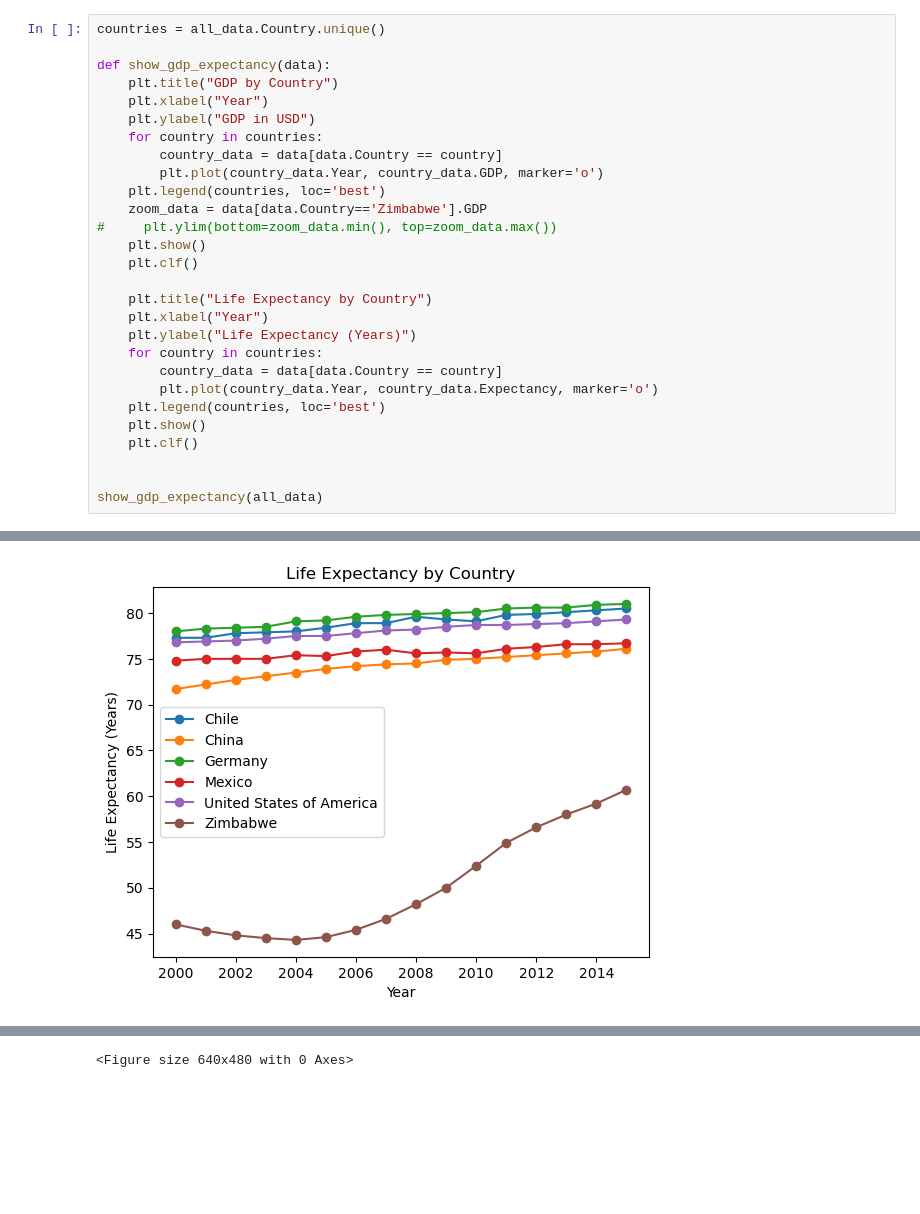
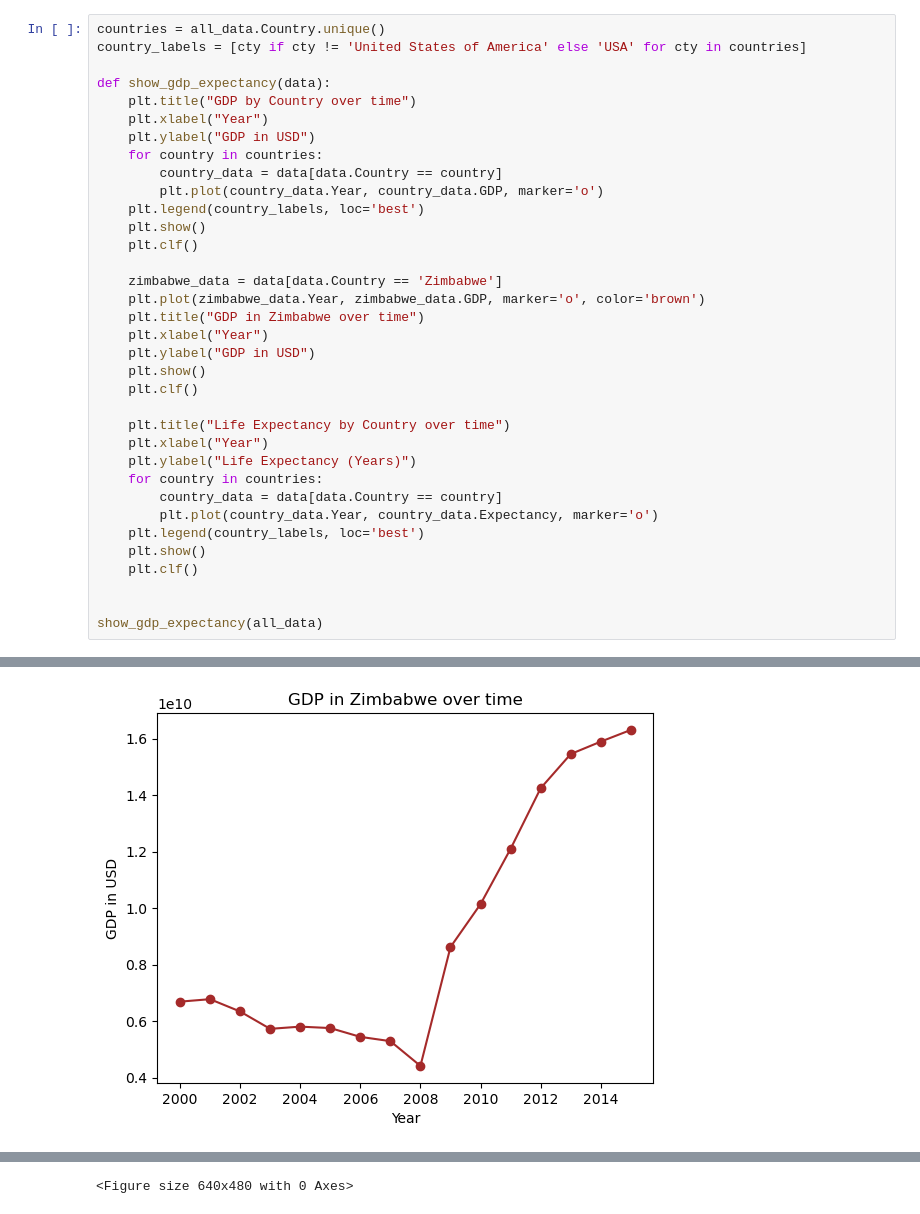
Before and after one commit to mustafasiddiqui/life-expectancy-gdp, a Jupyter notebook: life_expectancy_gdp.ipynb, the cells around one changed output, grey strips where cells are left out. Saved outputs shown, nothing was run; the diff lists cells and outputs as text; blank space fills up the shorter version.

Commit message:
Add analysis for Life Expectancy vs. GDP

```diff
--- a/life_expectancy_gdp.ipynb
+++ b/life_expectancy_gdp.ipynb
@@ -40,27 +41,34 @@ Index: []
 | 4 | Chile | 2004 | 78.0 | 9.921039e+10 |
 # %%
 countries = all_data.Country.unique()
+country_labels = [cty if cty != 'United States of America' else 'USA' for cty in countries]
 
 def show_gdp_expectancy(data):
-    plt.title("GDP by Country")
+    plt.title("GDP by Country over time")
     plt.xlabel("Year")
     plt.ylabel("GDP in USD")
     for country in countries:
         country_data = data[data.Country == country]
         plt.plot(country_data.Year, country_data.GDP, marker='o')
-    plt.legend(countries, loc='best')
-    zoom_data = data[data.Country=='Zimbabwe'].GDP
-#     plt.ylim(bottom=zoom_data.min(), top=zoom_data.max())
+    plt.legend(country_labels, loc='best')
     plt.show()
     plt.clf()
 
-    plt.title("Life Expectancy by Country")
+    zimbabwe_data = data[data.Country == 'Zimbabwe']
+    plt.plot(zimbabwe_data.Year, zimbabwe_data.GDP, marker='o', color='brown')
+    plt.title("GDP in Zimbabwe over time")
+    plt.xlabel("Year")
+    plt.ylabel("GDP in USD")
+    plt.show()
+    plt.clf()
+
+    plt.title("Life Expectancy by Country over time")
     plt.xlabel("Year")
     plt.ylabel("Life Expectancy (Years)")
     for country in countries:
         country_data = data[data.Country == country]
         plt.plot(country_data.Year, country_data.Expectancy, marker='o')
-    plt.legend(countries, loc='best')
+    plt.legend(country_labels, loc='best')
     plt.show()
     plt.clf()
 
@@ -71 +79 @@ show_gdp_expectancy(all_data)
-[figure, old version]
+[figure, new version]
```
Also changed, not shown: parts of 6 cells of this notebook.
